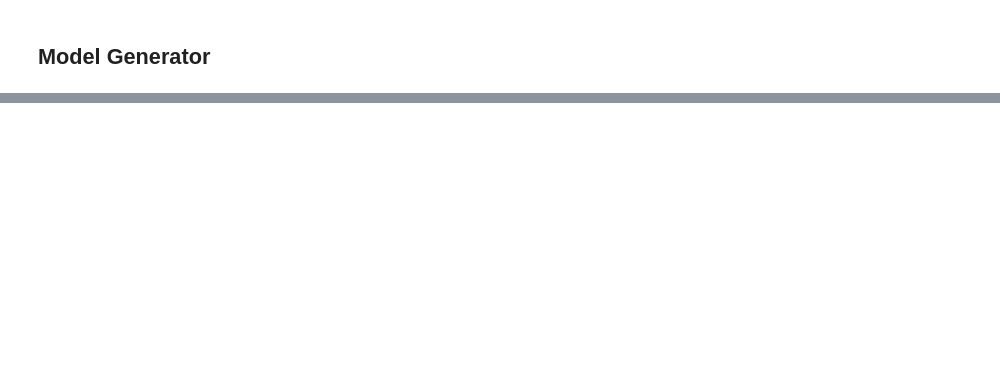
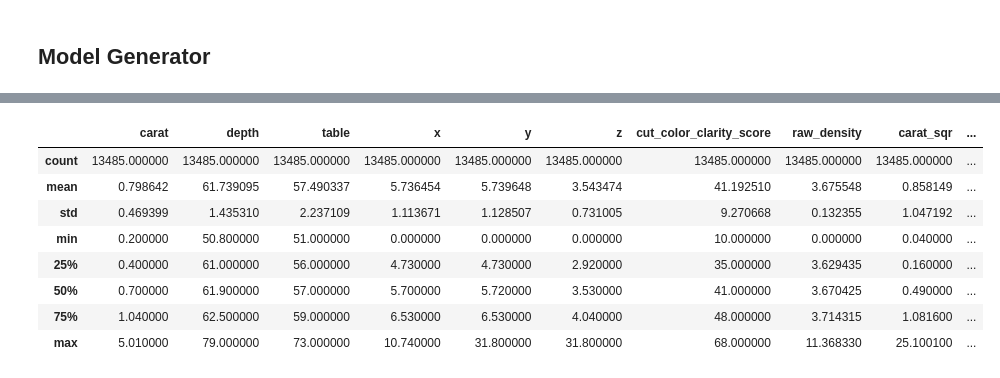
Before and after one commit to carpiero/Kaggle_Competition_Machine_Learning, a Jupyter notebook: notebooks/NotebookML002.ipynb, the cells around one changed output, grey strips where cells are left out. Drawn from its saved outputs; the diff is of its cells as text; code cells hidden in the pictures; blank space fills up the shorter version.

```diff
--- a/notebooks/NotebookML002.ipynb
+++ b/notebooks/NotebookML002.ipynb
@@ -213,0 +315,12 @@ Name: Diff, dtype: float64
+# %%
+PROBA.describe()
+# %% [output]
+|  | carat | depth | table | x | y | z | cut_color_clarity_score | raw_density | carat_sqr | ... |
+| count | 13485.000000 | 13485.000000 | 13485.000000 | 13485.000000 | 13485.000000 | 13485.000000 | 13485.000000 | 13485.000000 | 13485.000000 | ... |
+| mean | 0.798642 | 61.739095 | 57.490337 | 5.736454 | 5.739648 | 3.543474 | 41.192510 | 3.675548 | 0.858149 | ... |
+| std | 0.469399 | 1.435310 | 2.237109 | 1.113671 | 1.128507 | 0.731005 | 9.270668 | 0.132355 | 1.047192 | ... |
+| min | 0.200000 | 50.800000 | 51.000000 | 0.000000 | 0.000000 | 0.000000 | 10.000000 | 0.000000 | 0.040000 | ... |
+| 25% | 0.400000 | 61.000000 | 56.000000 | 4.730000 | 4.730000 | 2.920000 | 35.000000 | 3.629435 | 0.160000 | ... |
+| 50% | 0.700000 | 61.900000 | 57.000000 | 5.700000 | 5.720000 | 3.530000 | 41.000000 | 3.670425 | 0.490000 | ... |
+| 75% | 1.040000 | 62.500000 | 59.000000 | 6.530000 | 6.530000 | 4.040000 | 48.000000 | 3.714315 | 1.081600 | ... |
+| max | 5.010000 | 79.000000 | 73.000000 | 10.740000 | 31.800000 | 31.800000 | 68.000000 | 11.368330 | 25.100100 | ... |
```
Also changed, not shown: parts of 14 cells of this notebook, 5 other files.
